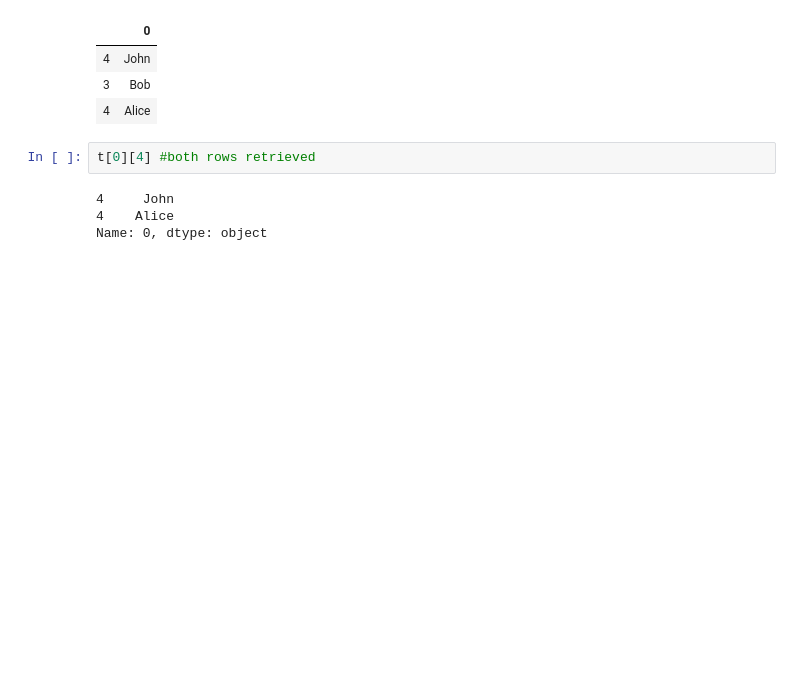
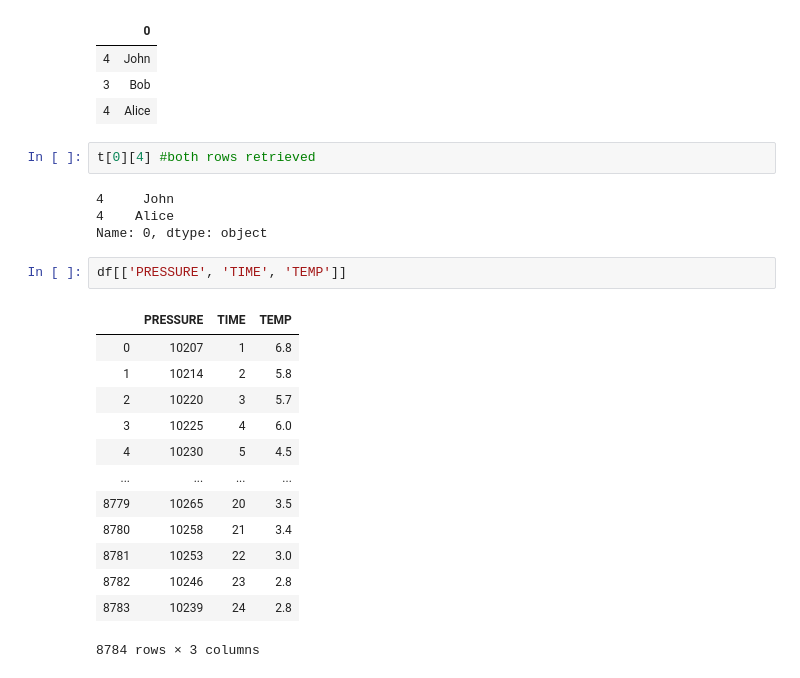
Before and after one commit to qbaiprzyjaciele/statistics-and-datascience, a Jupyter notebook: PandasCourse/CourseExamples.ipynb, the cells around one changed output. Drawn from its saved outputs; the diff is of its cells as text; blank space fills up the shorter version.

```diff
--- a/PandasCourse/CourseExamples.ipynb
+++ b/PandasCourse/CourseExamples.ipynb
@@ -154,3 +160,19 @@ t[0][4] #both rows retrieved
 4     John
 4    Alice
 Name: 0, dtype: object
+# %%
+df[['PRESSURE', 'TIME', 'TEMP']]
+# %% [output]
+|  | PRESSURE | TIME | TEMP |
+| 0 | 10207 | 1 | 6.8 |
+| 1 | 10214 | 2 | 5.8 |
+| 2 | 10220 | 3 | 5.7 |
+| 3 | 10225 | 4 | 6.0 |
+| 4 | 10230 | 5 | 4.5 |
+| ... | ... | ... | ... |
+| 8779 | 10265 | 20 | 3.5 |
+| 8780 | 10258 | 21 | 3.4 |
+| 8781 | 10253 | 22 | 3.0 |
+| 8782 | 10246 | 23 | 2.8 |
+| 8783 | 10239 | 24 | 2.8 |
+8784 rows × 3 columns
```
Also changed, not shown: parts of 9 cells of this notebook.
